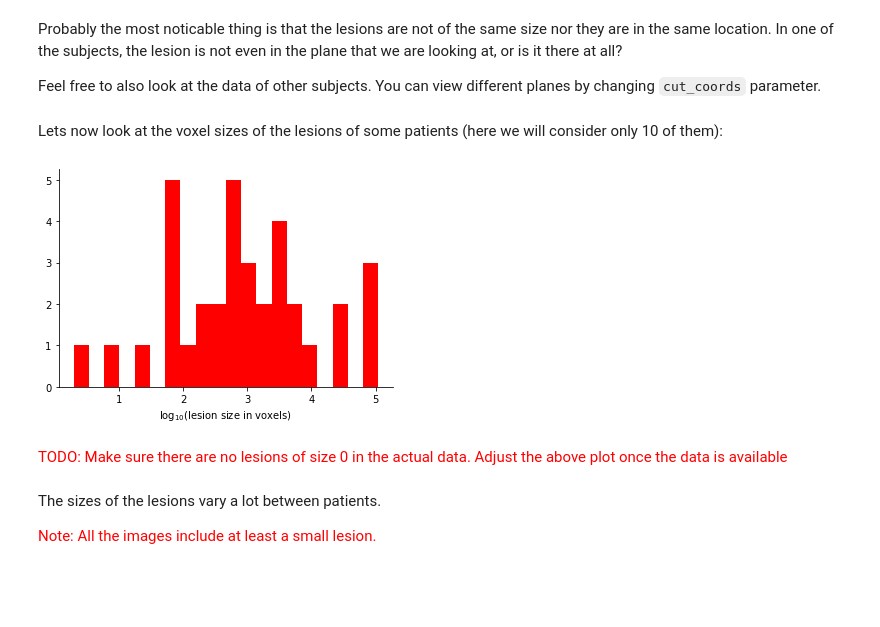
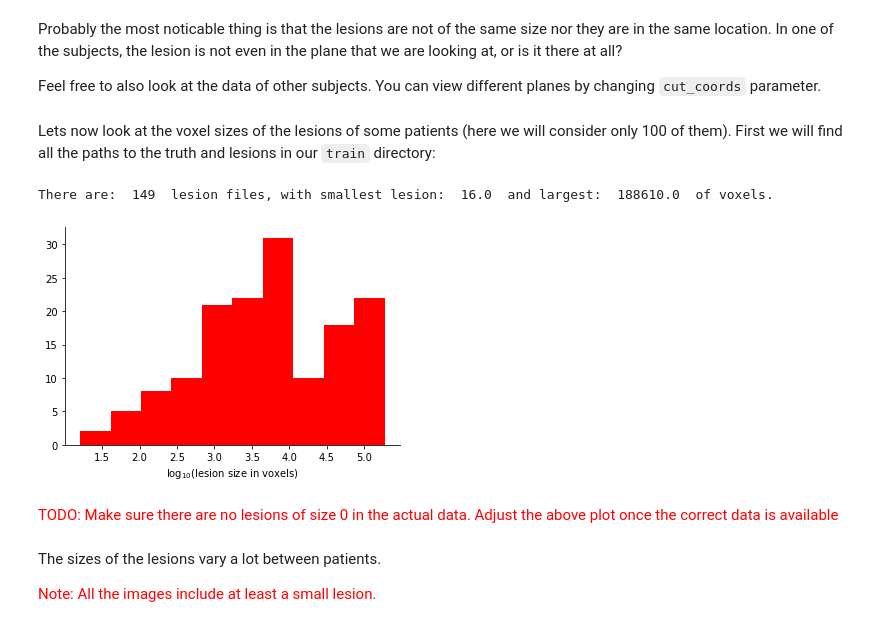
Before and after one commit to ramp-kits/stroke_lesions, a Jupyter notebook: stroke_starting_kit.ipynb, the cells around one changed output. Saved outputs shown, nothing was run; the diff lists cells and outputs as text; code cells hidden in the pictures; blank space fills up the shorter version.

```diff
--- a/stroke_starting_kit.ipynb
+++ b/stroke_starting_kit.ipynb
@@ -231,35 +231,51 @@ Probably the most noticable thing is that the lesions are not of the same size n
 
 Feel free to also look at the data of other subjects. You can view different planes by changing `cut_coords` parameter.
 # %% [markdown]
-Lets now look at the voxel sizes of the lesions of some patients (here we will consider only 10 of them):
+Lets now look at the voxel sizes of the lesions of some patients (here we will consider only 100 of them). First we will find all the paths to the truth and lesions in our `train` directory:
+# %%
+import glob
+import numpy as np
+
+t1_name = '*T1.nii.gz'
+lesion_name = '_lesion.nii.gz'
+
+# list_subj_dirs_train = os.listdir(dir_data_train)
+def find_data_pairs(data_dir, data_type='.nii.gz'):
+    t1_names = glob.glob(os.path.join(data_dir, t1_name))
+    X_path = []
+    y_path = []
+    for t1_next in t1_names:
+        X_path.append(t1_next)
+        y_path.append(t1_next[:-(len(t1_name))]+lesion_name)
+    return X_path, y_path
+
+data_dir = 'data/train'  # path to your data directory
+#data_dirs = os.listdir(data_dir)
+Xpatsh, ypaths = find_data_pairs(data_dir, data_type='.nii.gz')
 # %%
-import numpy as np
-
-data_dir = 'data/train'  # path to your data directory
-data_dirs = os.listdir(data_dir)
-
-n_cases = 100
-lesion_sizes = np.empty(n_cases)
-for idx, subject_dir in enumerate(data_dirs[:n_cases]):
-    path_truth = os.path.join(data_dir,
-                             subject_dir,
-                             'truth.nii.gz')
-    truth = load_img(path_truth)
+lesion_sizes = np.empty(len(ypaths))
+for idx, lesion_path in enumerate(ypaths):
+    truth = load_img(lesion_path)
     truth_data = truth.get_fdata()
     truth_size = int(np.sum(truth_data))
     lesion_sizes[idx] = truth_size
 
     del truth, truth_data
 
 fig, ax = plt.subplots()
-ax.hist(np.log10(lesion_sizes[lesion_sizes > 0]), bins=20, color='red')
+ax.hist(np.log10(lesion_sizes), bins=10, color='red')
 ax.set_xlabel('$\log_{10}$(lesion size in voxels)')
 ax.spines['right'].set_visible(False)
 ax.spines['top'].set_visible(False)
+
+print('There are: ', len(ypaths),
+      ' lesion files, with smallest lesion: ', np.min(lesion_sizes),
+      ' and largest: ', np.max(lesion_sizes), ' of voxels.')
 # %% [output]
+There are:  149  lesion files, with smallest lesion:  16.0  and largest:  188610.0  of voxels.
-[figure, old version]
+[figure, new version]
 # %% [markdown]
-<font color='red'>TODO: Make sure there are no lesions of size 0 in the actual data. Adjust the above plot once the data is available  </font>
+<font color='red'>TODO: Make sure there are no lesions of size 0 in the actual data. Adjust the above plot once the correct data is available  </font>
 # %% [markdown]
 The sizes of the lesions vary a lot between patients.
 
```
Also changed, not shown: parts of 24 cells of this notebook.
